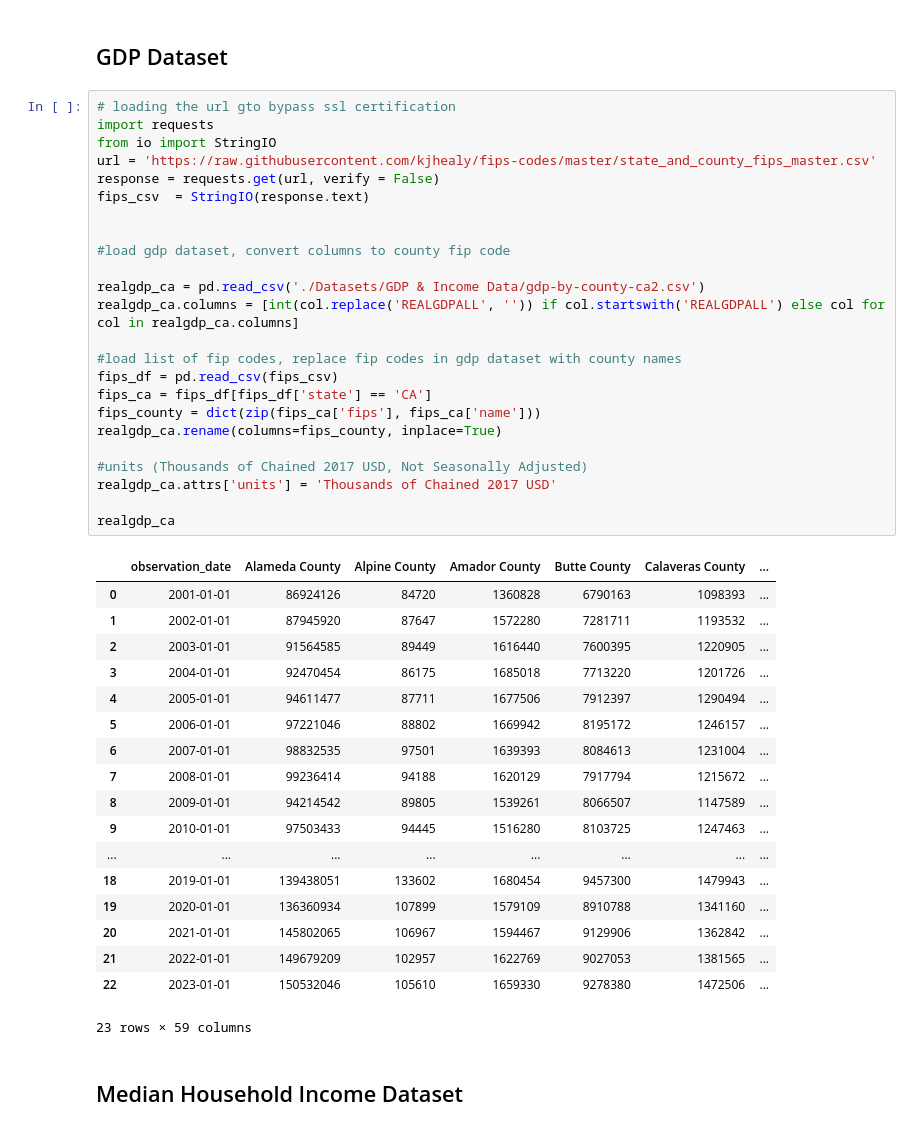
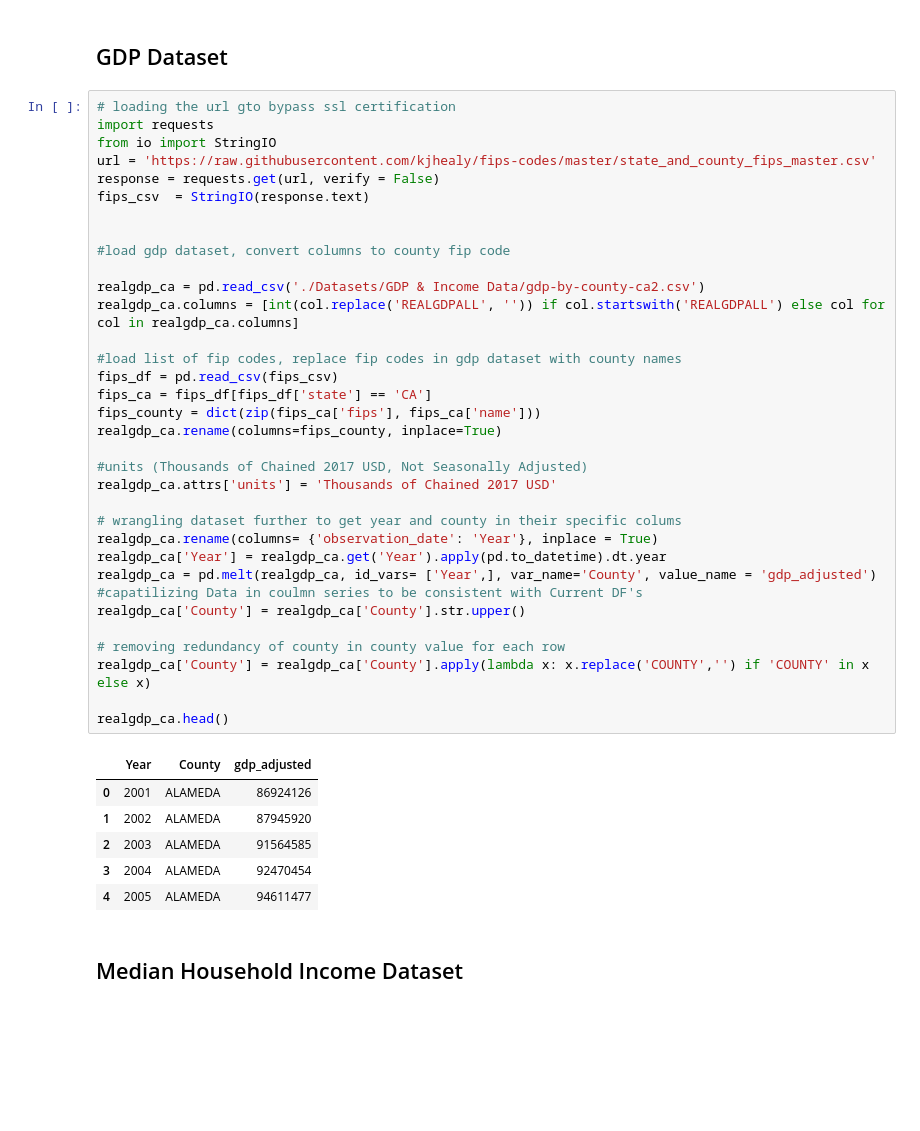
Before and after one commit to richardlaoo/Group131_DS_Analysis, a Jupyter notebook: EDACheckpoint_Group131_SP25.ipynb, the cells around one changed output. Drawn from its saved outputs; the diff is of its cells as text; blank space fills up the shorter version.

```diff
--- a/EDACheckpoint_Group131_SP25.ipynb
+++ b/EDACheckpoint_Group131_SP25.ipynb
@@ -302,46 +302,44 @@ Ge_df.head(20)
 # %%
 # loading the url gto bypass ssl certification
 import requests
 from io import StringIO
 url = 'https://raw.githubusercontent.com/kjhealy/fips-codes/master/state_and_county_fips_master.csv'
 response = requests.get(url, verify = False)
 fips_csv  = StringIO(response.text)
 
 
 #load gdp dataset, convert columns to county fip code
 
 realgdp_ca = pd.read_csv('./Datasets/GDP & Income Data/gdp-by-county-ca2.csv')
 realgdp_ca.columns = [int(col.replace('REALGDPALL', '')) if col.startswith('REALGDPALL') else col for col in realgdp_ca.columns]
 
 #load list of fip codes, replace fip codes in gdp dataset with county names
 fips_df = pd.read_csv(fips_csv)
 fips_ca = fips_df[fips_df['state'] == 'CA']
 fips_county = dict(zip(fips_ca['fips'], fips_ca['name']))
 realgdp_ca.rename(columns=fips_county, inplace=True)
 
 #units (Thousands of Chained 2017 USD, Not Seasonally Adjusted)
 realgdp_ca.attrs['units'] = 'Thousands of Chained 2017 USD'
 
-realgdp_ca
+# wrangling dataset further to get year and county in their specific colums
+realgdp_ca.rename(columns= {'observation_date': 'Year'}, inplace = True)
+realgdp_ca['Year'] = realgdp_ca.get('Year').apply(pd.to_datetime).dt.year
+realgdp_ca = pd.melt(realgdp_ca, id_vars= ['Year',], var_name='County', value_name = 'gdp_adjusted')
+#capatilizing Data in coulmn series to be consistent with Current DF's
+realgdp_ca['County'] = realgdp_ca['County'].str.upper()
+
+# removing redundancy of county in county value for each row
+realgdp_ca['County'] = realgdp_ca['County'].apply(lambda x: x.replace('COUNTY','') if 'COUNTY' in x else x)
+
+realgdp_ca.head()
 # %% [output]
-|  | observation_date | Alameda County | Alpine County | Amador County | Butte County | Calaveras County | ... |
-| 0 | 2001-01-01 | 86924126 | 84720 | 1360828 | 6790163 | 1098393 | ... |
-| 1 | 2002-01-01 | 87945920 | 87647 | 1572280 | 7281711 | 1193532 | ... |
-| 2 | 2003-01-01 | 91564585 | 89449 | 1616440 | 7600395 | 1220905 | ... |
-| 3 | 2004-01-01 | 92470454 | 86175 | 1685018 | 7713220 | 1201726 | ... |
-| 4 | 2005-01-01 | 94611477 | 87711 | 1677506 | 7912397 | 1290494 | ... |
-| 5 | 2006-01-01 | 97221046 | 88802 | 1669942 | 8195172 | 1246157 | ... |
-| 6 | 2007-01-01 | 98832535 | 97501 | 1639393 | 8084613 | 1231004 | ... |
-| 7 | 2008-01-01 | 99236414 | 94188 | 1620129 | 7917794 | 1215672 | ... |
-| 8 | 2009-01-01 | 94214542 | 89805 | 1539261 | 8066507 | 1147589 | ... |
-| 9 | 2010-01-01 | 97503433 | 94445 | 1516280 | 8103725 | 1247463 | ... |
-| ... | ... | ... | ... | ... | ... | ... | ... |
-| 18 | 2019-01-01 | 139438051 | 133602 | 1680454 | 9457300 | 1479943 | ... |
-| 19 | 2020-01-01 | 136360934 | 107899 | 1579109 | 8910788 | 1341160 | ... |
-| 20 | 2021-01-01 | 145802065 | 106967 | 1594467 | 9129906 | 1362842 | ... |
-| 21 | 2022-01-01 | 149679209 | 102957 | 1622769 | 9027053 | 1381565 | ... |
-| 22 | 2023-01-01 | 150532046 | 105610 | 1659330 | 9278380 | 1472506 | ... |
+|  | Year | County | gdp_adjusted |
+| 0 | 2001 | ALAMEDA | 86924126 |
+| 1 | 2002 | ALAMEDA | 87945920 |
+| 2 | 2003 | ALAMEDA | 91564585 |
+| 3 | 2004 | ALAMEDA | 92470454 |
+| 4 | 2005 | ALAMEDA | 94611477 |
-23 rows × 59 columns
 # %% [markdown]
 ## Median Household Income Dataset
 # %%
```
Also changed, not shown: parts of 2 cells of this notebook, 1 other file.
